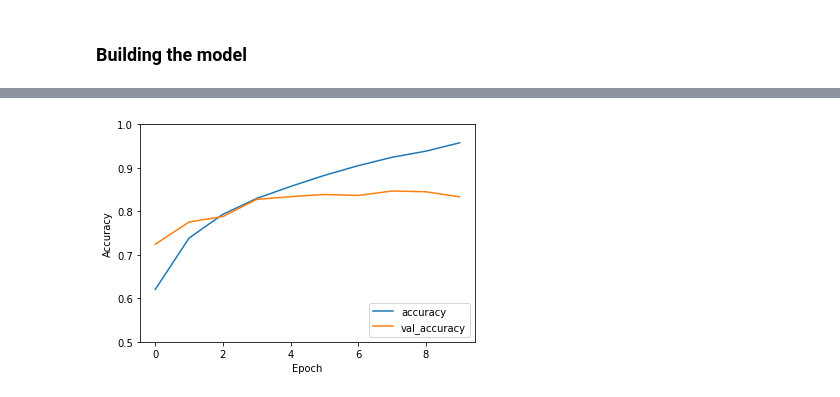
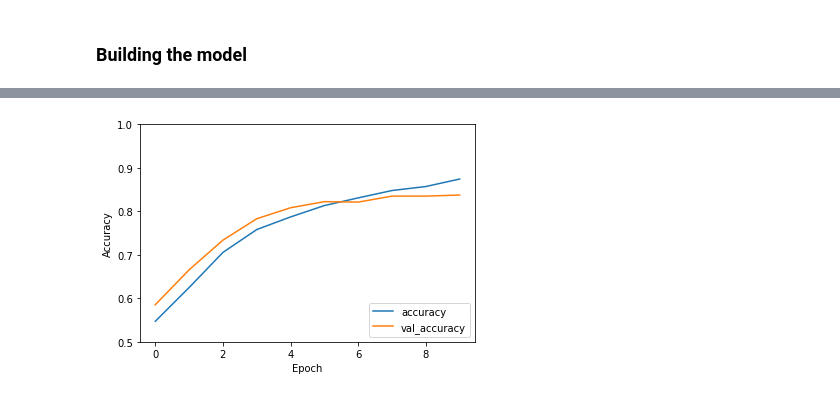
Before and after one commit to hschindele/dogs-vs-cats, a Jupyter notebook: dogs_vs_cats_team_3.ipynb, the cells around one changed output, grey strips where cells are left out. Cells and saved outputs as stored; diff of their text form; code cells hidden in the pictures.

Commit message:
10/30 notebook with current best model

```diff
--- a/dogs_vs_cats_team_3.ipynb
+++ b/dogs_vs_cats_team_3.ipynb
@@ -113,11 +110,12 @@ X_train, X_test, y_train, y_test = train_test_split(X, y, test_size=0.2, random_
 model = models.Sequential()
 
 # Convolutional layer and maxpool layer 1
-model.add(layers.Conv2D(32, (3, 3), activation='relu', input_shape=(80, 80, 1)))
+model.add(layers.Conv2D(64, (3, 3), activation='relu', input_shape=(80, 80, 1)))
 model.add(layers.MaxPooling2D((2, 2)))
+model.add(layers.Dropout(0.5))
 
 # Convolutional layer and maxpool layer 2
-model.add(layers.Conv2D(64, (3, 3), activation='relu'))
+model.add(layers.Conv2D(32, (3, 3), activation='relu'))
 model.add(layers.MaxPooling2D((2, 2)))
 
 # Convolutional layer and maxpool layer 3
@@ -158,10 +156,20 @@ Trainable params: 831,105
 Non-trainable params: 0
 _________________________________________________________________
+# %%
+from tensorflow.keras.callbacks import EarlyStopping
+
+custom_early_stopping = EarlyStopping(
+    monitor='val_accuracy',
+    patience=7,
+    min_delta = 0.001
+)
 # %%
+num_epochs = 10
+
 model.compile(optimizer='adam',
               loss='binary_crossentropy',
               metrics=['accuracy'])
 
-history = model.fit(X_train, y_train, epochs=10, batch_size=32,validation_split=0.2)
+history = model.fit(X_train, y_train, epochs=num_epochs, batch_size=32, validation_split=0.2, callbacks = [custom_early_stopping])
 # %% [output]
 Epoch 1/10
@@ -192,5 +200,5 @@ plt.ylabel('Accuracy')
 plt.ylim([0.5, 1])
 plt.legend(loc='lower right')
 
-test_loss, test_acc = model.evaluate(X_test,  y_test, verbose=2)
+test_loss, test_acc = model.evaluate(X_test,  y_test, verbose=2, batch_size = 1)
 # %% [output]
@@ -198 +206 @@ test_loss, test_acc = model.evaluate(X_test,  y_test, verbose=2)
-[figure, old version]
+[figure, new version]
```
Also changed, not shown: parts of 6 cells of this notebook.
